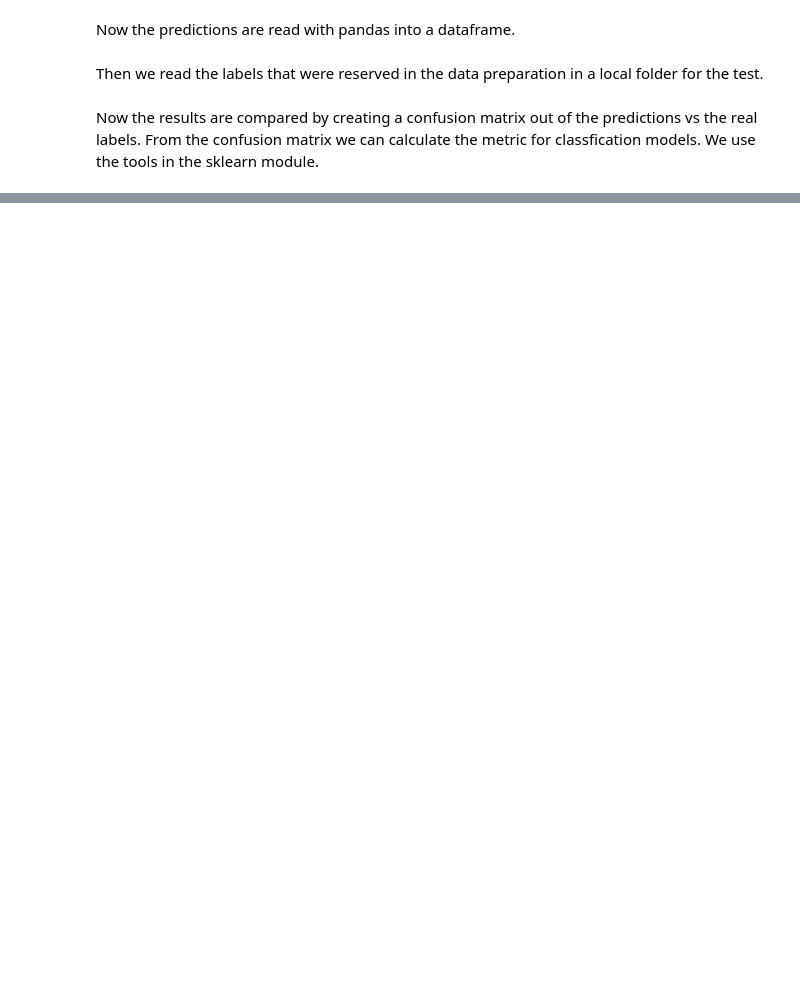
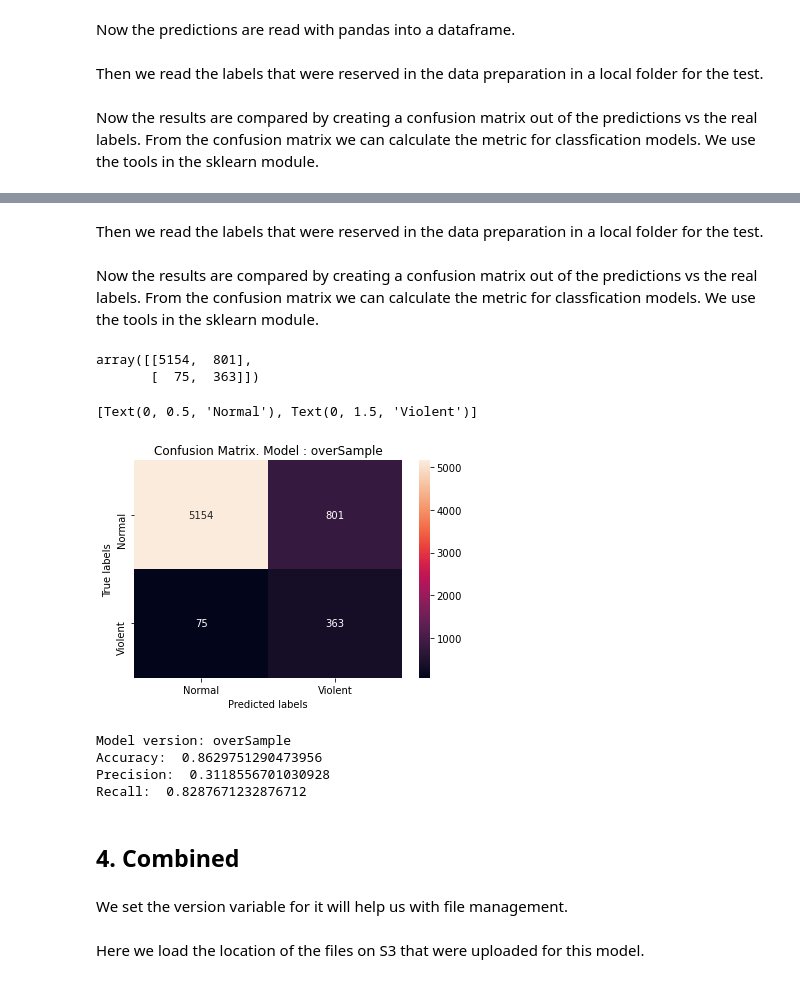
Before and after one commit to Esteban-7/Twitter-Sentiment-Analysis, a Jupyter notebook: Model.ipynb, the cells around one changed output, grey strips where cells are left out. Drawn from its saved outputs; the diff is of its cells as text; code cells hidden in the pictures; blank space fills up the shorter version.

```diff
--- a/Model.ipynb
+++ b/Model.ipynb
@@ -202,0 +495,4 @@ recall:  0.19506726457399104
+# %%
+data_dir = f"results_{version}"
+if not os.path.exists(data_dir):
+    os.makedirs(data_dir)
@@ -202,0 +507,49 @@ recall:  0.19506726457399104
+# %%
+predictions = pd.read_csv(os.path.join(data_dir, 'test.csv.out'), header=None) #the header is none because the first line is a prediction and not the name of the column
+predictions = [round(num) for num in predictions.squeeze().values] #we convert the predictions to a list so it will be easier to compare with metrics with the real label.
+# %% [markdown]
+Then we read the labels that were reserved in the data preparation in a local folder for the test.
+# %%
+test_y = pd.read_csv(f"data_prepared_{version}/test_y.csv",header = None)
+test_y = list(test_y[0]) #we transform the first column (not index) to a list so it will be compared with the predictions.
+# %% [markdown]
+Now the results are compared by creating a confusion matrix out of the predictions vs the real labels.
+From the confusion matrix we can calculate the metric for classfication models. We use the tools in the sklearn module.
+# %%
+from sklearn.metrics import confusion_matrix
+
+cm = confusion_matrix(test_y, predictions, labels=None, sample_weight=None, normalize=None)
+cm
+# %% [output]
+array([[5154,  801],
+       [  75,  363]])
+# %%
+import seaborn as sns
+import matplotlib.pyplot as plt
+
+ax= plt.subplot()
+sns.heatmap(cm, annot=True, fmt='g', ax=ax)  #annot=True to annotate cells, ftm='g' to disable scientific notation
+
+# labels, title and ticks
+ax.set_xlabel('Predicted labels');ax.set_ylabel('True labels')
+ax.set_title(f'Confusion Matrix. Model : {version}')
+ax.xaxis.set_ticklabels(['Normal', 'Violent'])
+ax.yaxis.set_ticklabels(['Normal', 'Violent'])
+# %% [output]
+[Text(0, 0.5, 'Normal'), Text(0, 1.5, 'Violent')]
+[figure, added]
+# %%
+from sklearn.metrics import accuracy_score, precision_score, recall_score
+print(f"Model version: {version}")
+print("Accuracy: ", accuracy_score(test_y, predictions))
+print("Precision: ", precision_score(test_y, predictions))
+print("Recall: ", recall_score(test_y, predictions))
+# %% [output]
+Model version: overSample
+Accuracy:  0.8629751290473956
+Precision:  0.3118556701030928
+Recall:  0.8287671232876712
+# %% [markdown]
+## 4. Combined
+# %% [markdown]
+We set the version variable for it will help us with file management.
@@ -202,0 +558,2 @@ recall:  0.19506726457399104
+# %% [markdown]
+Here we load the location of the files on S3 that were uploaded for this model.
```
Also changed, not shown: parts of 118 cells of this notebook, 1 other file.
